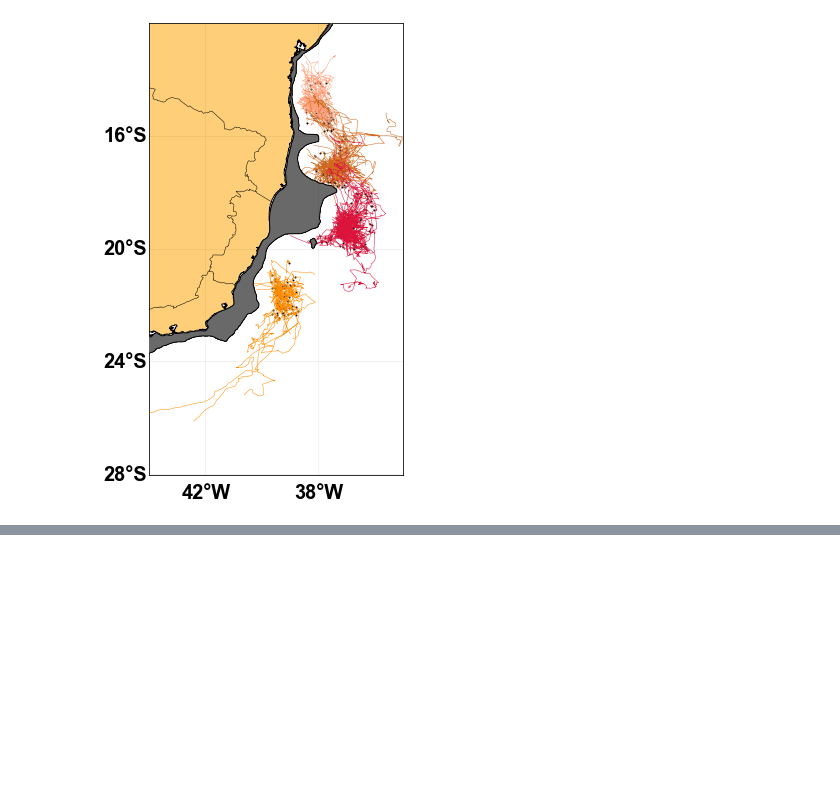
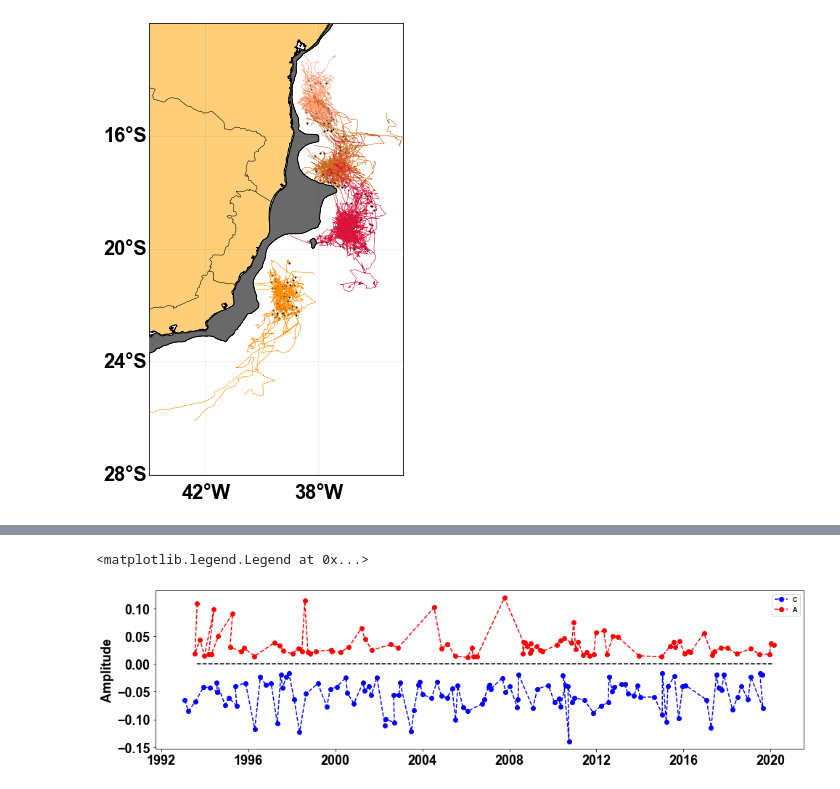
Before and after one commit to igoruchoa/BC_eddies, a Jupyter notebook: track_analysis_specific_current.ipynb, the cells around one changed output, grey strips where cells are left out. Drawn from its saved outputs; the diff is of its cells as text; code cells hidden in the pictures; blank space fills up the shorter version.

```diff
--- a/track_analysis_specific_current.ipynb
+++ b/track_analysis_specific_current.ipynb
@@ -951,0 +1262,10 @@ plt.tight_layout()
+# %%
+plt.figure(figsize=(16,4))
+plt.plot([Adate[0],Adate[-1]],[0,0],'k--')
+plt.plot(Cdate,-Camp,'blue',marker='o',linestyle='--',label='C')
+plt.plot(Adate,Aamp,'red',marker='o',linestyle='--',label='A')
+plt.ylabel('Amplitude',fontweight='bold')
+plt.legend(fontsize=9)
+# %% [output]
+<matplotlib.legend.Legend at 0x...>
+[figure, added]
```
Also changed, not shown: parts of 5 cells of this notebook, 2 other files.
